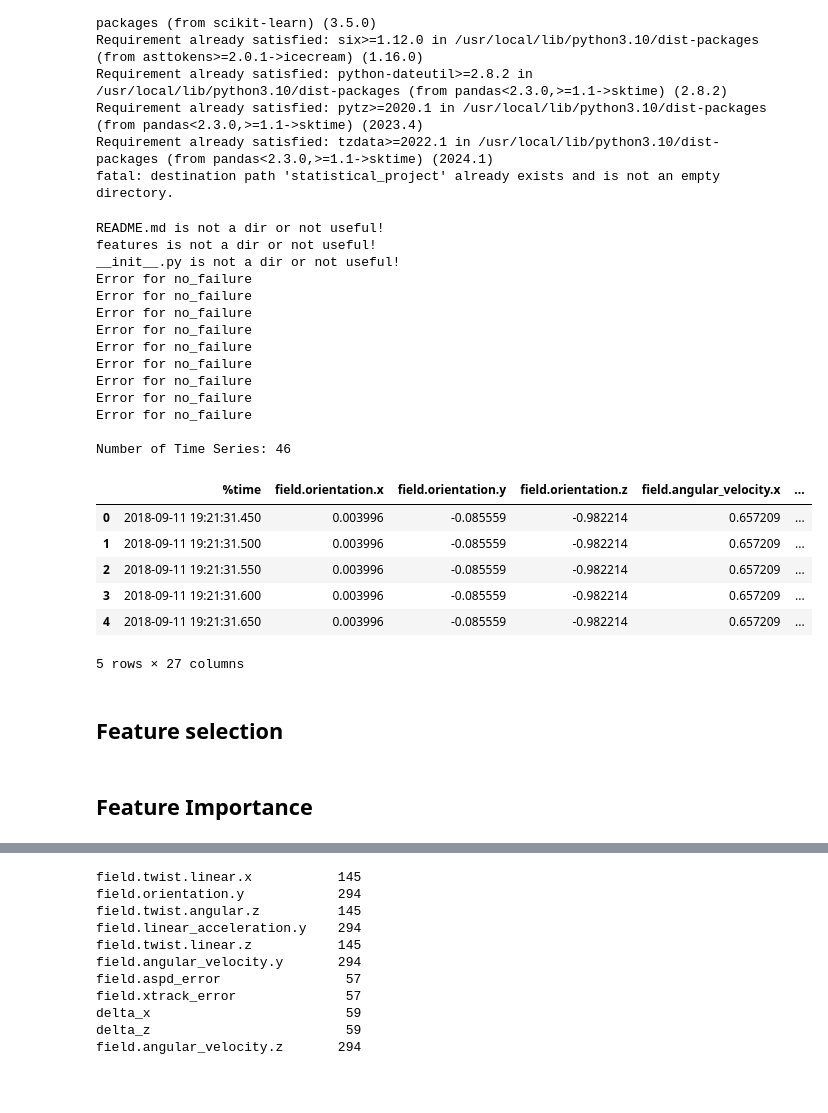
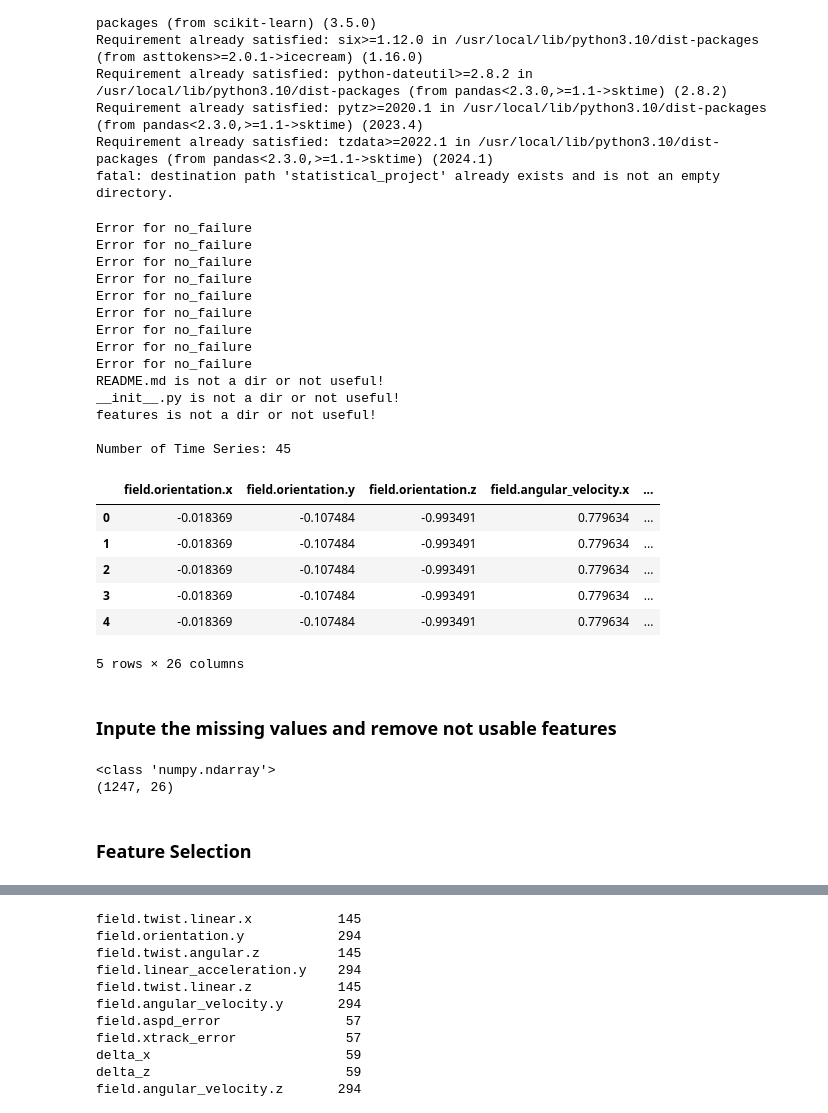
Before and after one commit to CristianMorasso/statistical_project, a Jupyter notebook: Copia_di_statiscal_learning.ipynb, the cells around one changed output, grey strips where cells are left out. Drawn from its saved outputs; the diff is of its cells as text; code cells hidden in the pictures; blank space fills up the shorter version.

```diff
--- a/Copia_di_statiscal_learning.ipynb
+++ b/Copia_di_statiscal_learning.ipynb
@@ -33,6 +33,7 @@ fatal: destination path 'statistical_project' already exists and is not an empty
 import numpy as np
 import pandas  as pd
 import os
+from random import shuffle
 
 dataset_dir = "statistical_project/data"
 dfs = [] # dataframe list
@@ -52,46 +53,89 @@ for _, cl  in enumerate(os.listdir(dataset_dir)):
     print(f"{cl} is not a dir or not useful!")
     continue
 
   for f in  os.listdir(path1):
     pathf = os.path.join(path1, f)
     df = pd.read_csv(pathf)
 
     # Remove Label field
 
     try:
-      df["field.data"] = df["field.data"].apply(func=lambda x: classToString[int(x)])
+      df["field.data"] = df["field.data"].apply(func=lambda x: stringToClass[cl] if int(x)>0 else 0)
       df.rename(columns={"field.data": "Y"})
     except:
       print(f"Error for {cl}")
       df["Y"]  = pd.Series([ 0 for _ in range(df.shape[0])])
+
+    # Transforming to a pd.multi-indexed-DataFrame
+    #
+    # Add the colums for multi-indexing
+    df.insert(0, "flight", [ i for _ in range(len(df))], True)
+    df.insert(1, "step", [ a for a in range(len(df))], True)
+    # And obv set the indexes for the df
+
+
+    # Drop the time column!
+    df = df.drop("%time", axis=1)
+
     # Save it
     dfs.append(df)
 
 print(f"\nNumber of Time Series: {len(dfs)}")
-# print(np.unique(df["field.data"].to_numpy()))
-assert len(dfs) == 46  # We know the exact number from the repo
+assert len(dfs) == 45  # We know the exact number from the repo
+
+# Shuffle the array of dataframes for so that classes are not contiguous
+shuffle(dfs)
+
 dfs[0].head()
 # %% [output]
-README.md is not a dir or not useful!
-features is not a dir or not useful!
-__init__.py is not a dir or not useful!
 Error for no_failure
 Error for no_failure
 Error for no_failure
 Error for no_failure
 Error for no_failure
 Error for no_failure
 Error for no_failure
 Error for no_failure
 Error for no_failure
+README.md is not a dir or not useful!
+__init__.py is not a dir or not useful!
+features is not a dir or not useful!
 
-Number of Time Series: 46
+Number of Time Series: 45
-|  | %time | field.orientation.x | field.orientation.y | field.orientation.z | field.angular_velocity.x | ... |
-| 0 | 2018-09-11 19:21:31.450 | 0.003996 | -0.085559 | -0.982214 | 0.657209 | ... |
-| 1 | 2018-09-11 19:21:31.500 | 0.003996 | -0.085559 | -0.982214 | 0.657209 | ... |
-| 2 | 2018-09-11 19:21:31.550 | 0.003996 | -0.085559 | -0.982214 | 0.657209 | ... |
-| 3 | 2018-09-11 19:21:31.600 | 0.003996 | -0.085559 | -0.982214 | 0.657209 | ... |
-| 4 | 2018-09-11 19:21:31.650 | 0.003996 | -0.085559 | -0.982214 | 0.657209 | ... |
+|  | field.orientation.x | field.orientation.y | field.orientation.z | field.angular_velocity.x | ... |
+| 0 | -0.018369 | -0.107484 | -0.993491 | 0.779634 | ... |
+| 1 | -0.018369 | -0.107484 | -0.993491 | 0.779634 | ... |
+| 2 | -0.018369 | -0.107484 | -0.993491 | 0.779634 | ... |
+| 3 | -0.018369 | -0.107484 | -0.993491 | 0.779634 | ... |
+| 4 | -0.018369 | -0.107484 | -0.993491 | 0.779634 | ... |
-5 rows × 27 columns
+5 rows × 26 columns
+# %% [markdown]
+### Inpute the missing values and remove not usable features
+# %%
+from sklearn.impute import SimpleImputer
+import numpy as np
+
+# Apply the features Mask:
+#
+# finally use the mask on every timeseries of the OG dataframes list
+
+# Remove all the features that are not shared by all Time Series
+#
+# Only use the variables that can be found in all the dataframes
+features = []
+# Get the biggest set:
+# (We are considering that that the bigger set is just a superset and has all the other base features)
+for df in dfs:
+   features = max(features, df.columns.values, key=lambda x: len(x))
+# Then get the set intersection of all of the features sets
+features = set(features)
+for df in dfs:
+  features = features.intersection(set(df.columns.values))
+
+# Apply the feature mask and inputer to all the datframe in our dataset
+dfs = list(map(lambda x: SimpleImputer(missing_values=np.nan, strategy='mean').fit_transform(x[list(features)]) , dfs))
+# %% [output]
+<class 'numpy.ndarray'>
+(1247, 26)
 # %% [markdown]
-## Feature selection
+### Feature Selection
@@ -117,2 +141,0 @@ shuffle(dfs)
-# %% [markdown]
-## Feature Importance
```
Also changed, not shown: parts of 16 cells of this notebook.
